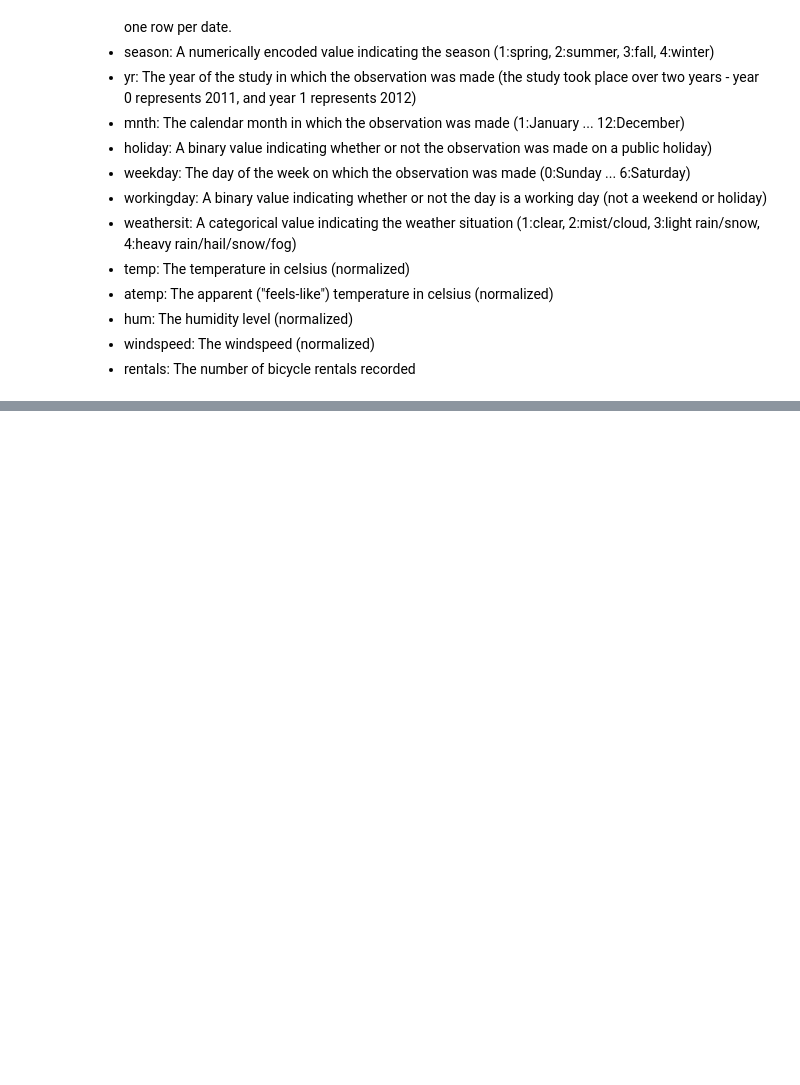
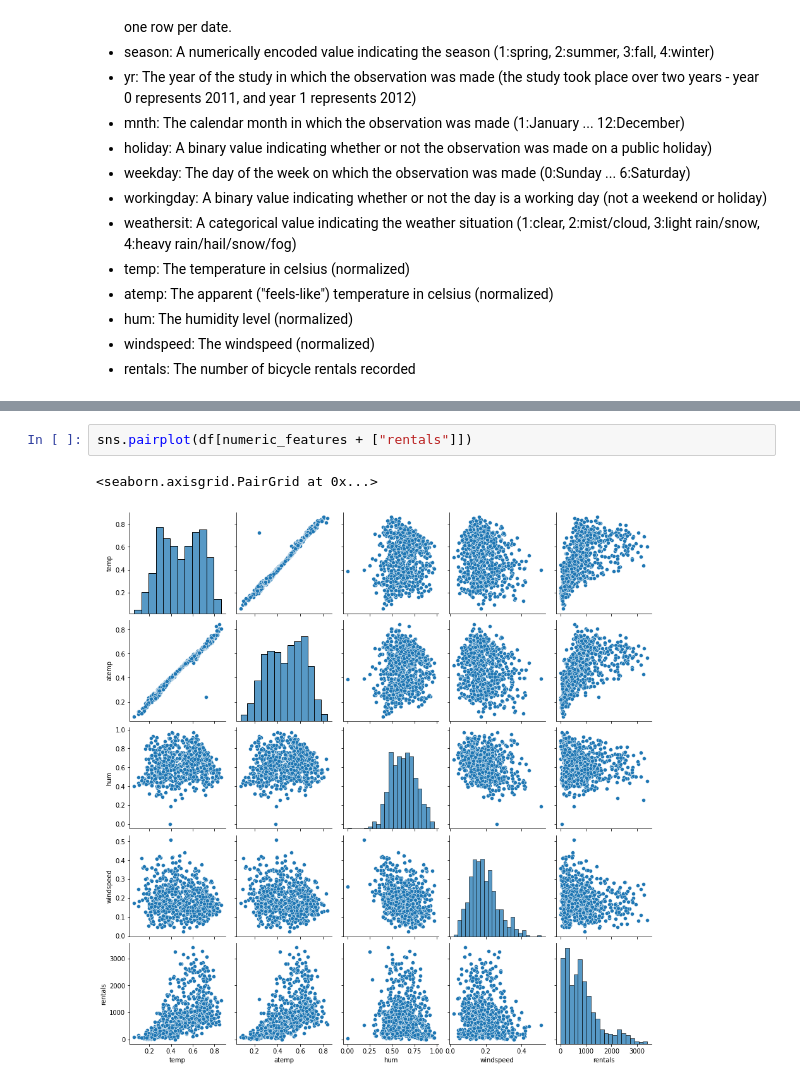
Before and after one commit to NishantBaheti/Azure-DataScience, a Jupyter notebook: FirstRegression.ipynb, the cells around one changed output, grey strips where cells are left out. Cells and saved outputs as stored; diff of their text form; blank space fills up the shorter version.

```diff
--- a/FirstRegression.ipynb
+++ b/FirstRegression.ipynb
@@ -34,0 +185,5 @@ The data consists of the following columns:
+# %%
+sns.pairplot(df[numeric_features + ["rentals"]])
+# %% [output]
+<seaborn.axisgrid.PairGrid at 0x...>
+[figure, added]
```
Also changed, not shown: parts of 33 cells of this notebook.
